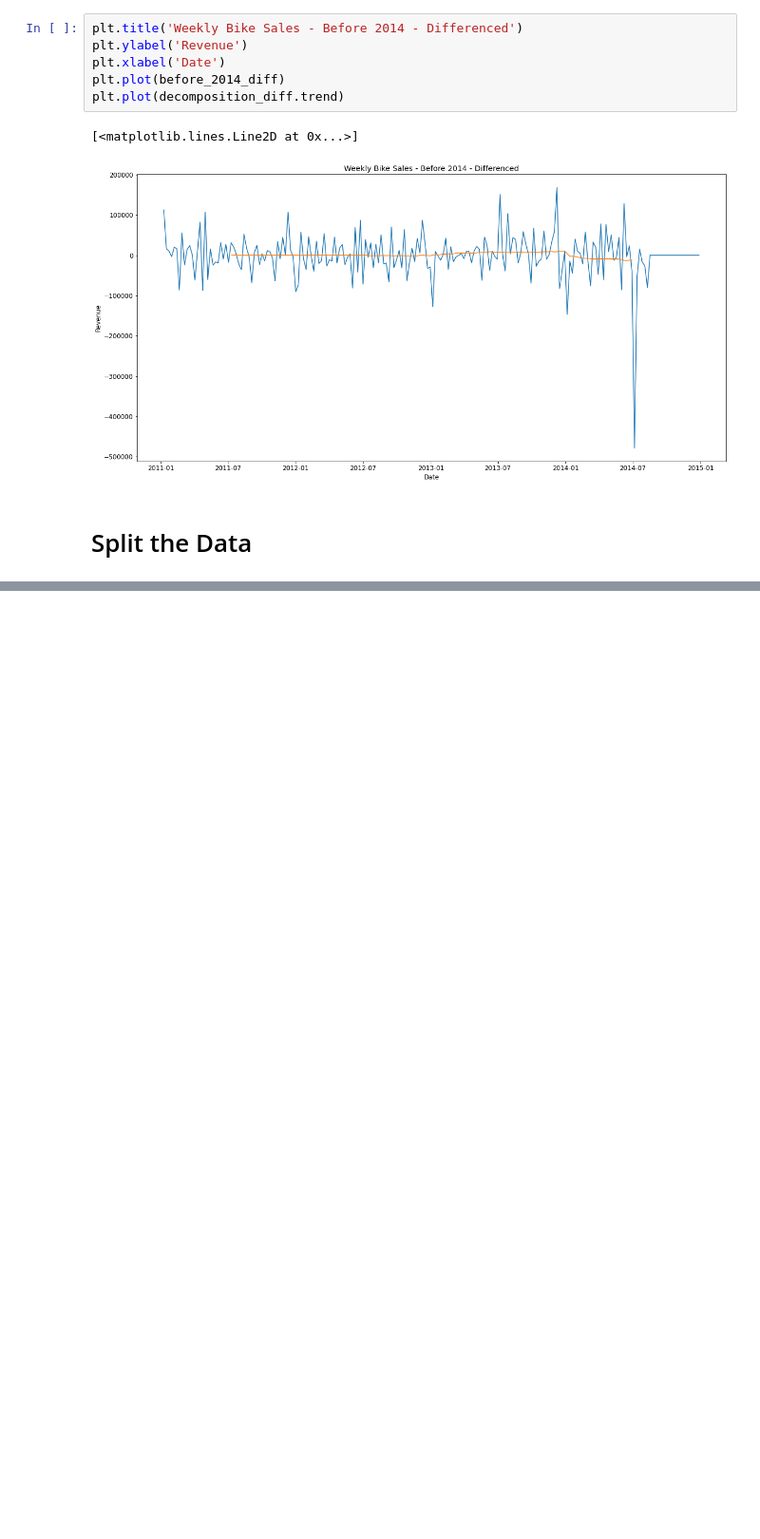
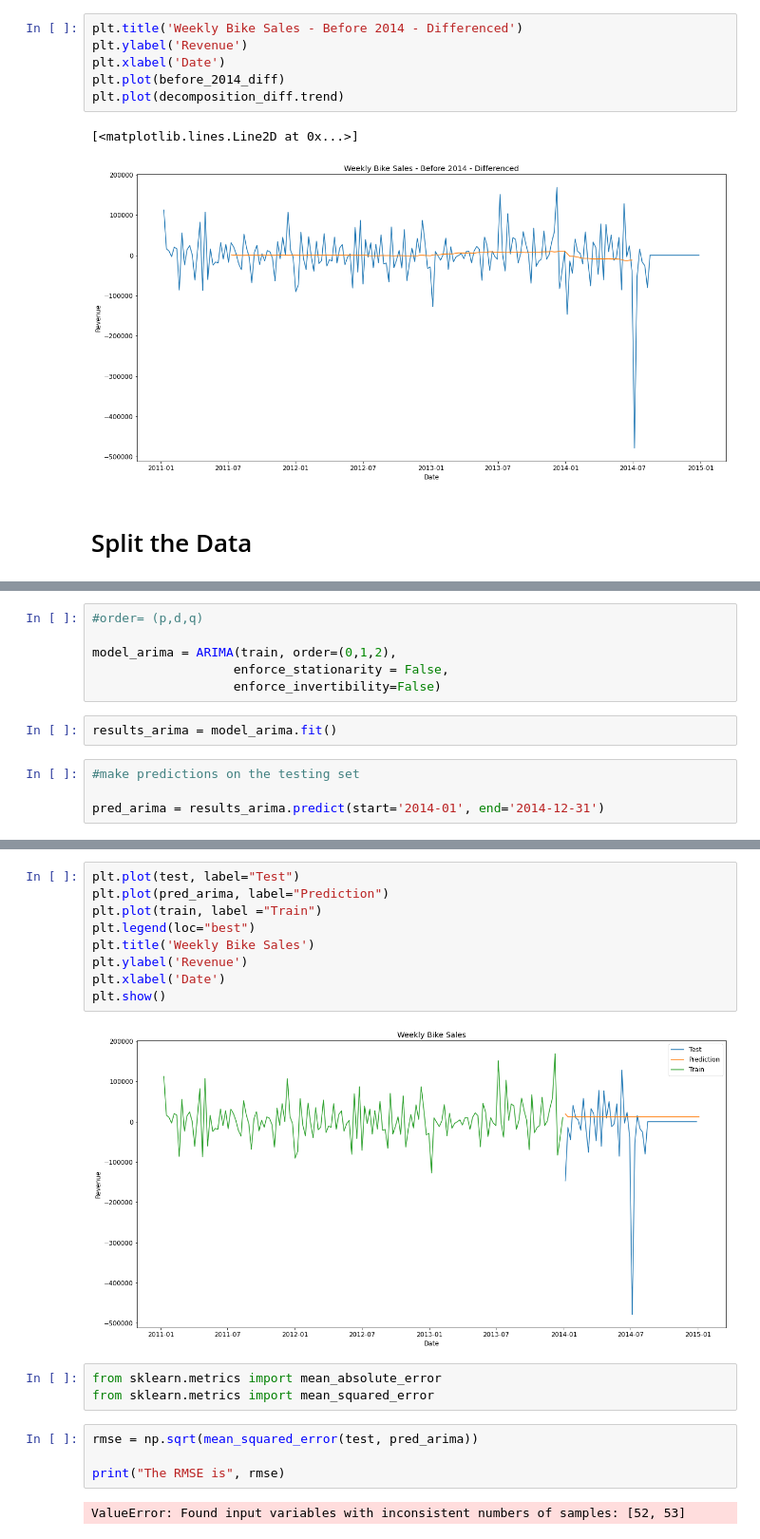
Before and after one commit to amieholmes/ARIMA, a Jupyter notebook: Bikes Data -ARIMA.ipynb, the cells around one changed output, grey strips where cells are left out. Shown at 95% size. Saved outputs shown, nothing was run; the diff lists cells and outputs as text; blank space fills up the shorter version.

Commit message:
model

```diff
--- a/Untitled.ipynb
+++ b/Bikes Data -ARIMA.ipynb
@@ -171,0 +176,12 @@ Total fit time: 1.277 seconds
+# %%
+#order= (p,d,q)
+
+model_arima = ARIMA(train, order=(0,1,2),
+                   enforce_stationarity = False,
+                   enforce_invertibility=False)
+# %%
+results_arima = model_arima.fit()
+# %%
+#make predictions on the testing set
+
+pred_arima = results_arima.predict(start='2014-01', end='2014-12-31')
@@ -171,0 +208,20 @@ Total fit time: 1.277 seconds
+# %%
+plt.plot(test, label="Test")
+plt.plot(pred_arima, label="Prediction")
+plt.plot(train, label ="Train")
+plt.legend(loc="best")
+plt.title('Weekly Bike Sales')
+plt.ylabel('Revenue')
+plt.xlabel('Date')
+plt.show()
+# %% [output]
+[figure, added]
+# %%
+from sklearn.metrics import mean_absolute_error
+from sklearn.metrics import mean_squared_error
+# %%
+rmse = np.sqrt(mean_squared_error(test, pred_arima))
+
+print("The RMSE is", rmse)
+# %% [output]
+ValueError: Found input variables with inconsistent numbers of samples: [52, 53]
```
Also changed, not shown: parts of 5 cells of this notebook.
